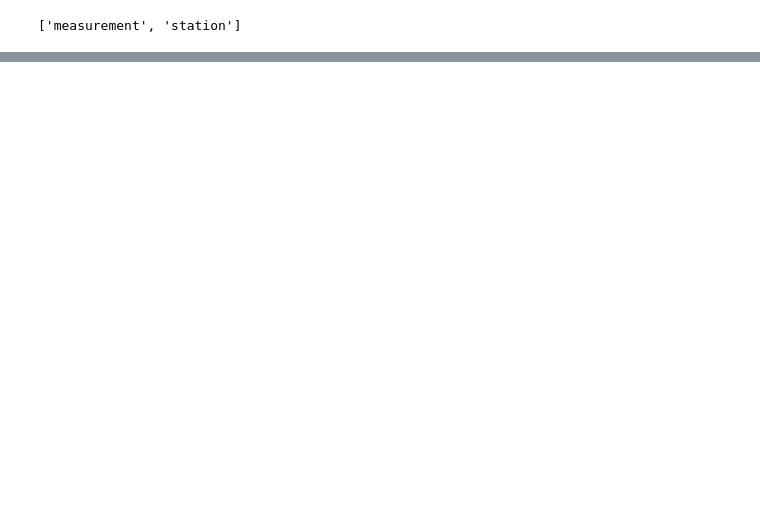
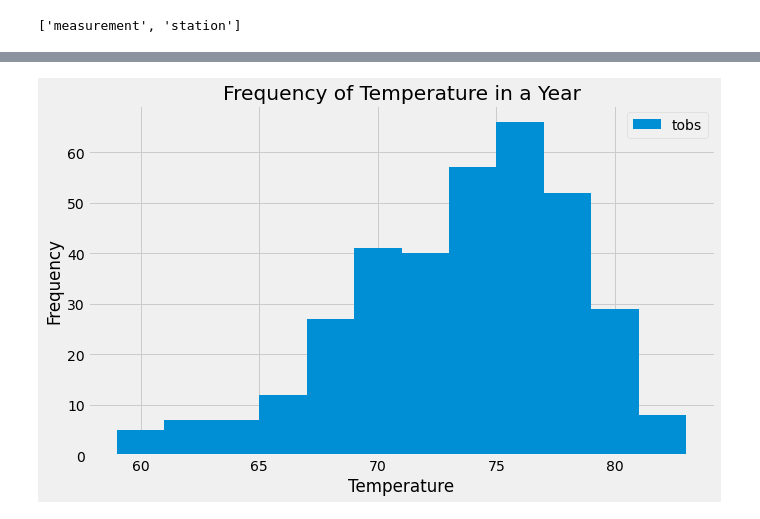
Before and after one commit to EdwinVargas22/UCI-Edwin-Vargas-Homework, a Jupyter notebook: 10-Sqlalchemy-Challenge/Climate Analysis and Exploration.ipynb, the cells around one changed output, grey strips where cells are left out. Saved outputs shown, nothing was run; the diff lists cells and outputs as text; code cells hidden in the pictures; blank space fills up the shorter version.

```diff
--- a/10-Sqlalchemy-Challenge/Climate Analysis and Exploration.ipynb
+++ b/10-Sqlalchemy-Challenge/Climate Analysis and Exploration.ipynb
@@ -34,0 +128,11 @@ session = Session(engine)
+# %%
+# Choose the station with the highest number of temperature observations
+# Query the last 12 months of temperature observation data for this station
+temperature_observation = session.query(Measurement.tobs).\
+    filter(Measurement.station=='USC00519281').\
+    filter(Measurement.date > one_year_ago).\
+    order_by(Measurement.date).all()
+
+# Convert the temperature_observation into a DataFrame
+temperature_observation_df = pd.DataFrame(temperature_observation)
+temperature_observation_df.head()
@@ -34,0 +146,8 @@ session = Session(engine)
+# %%
+# Plot the results in a histogram
+ax = temperature_observation_df.plot.hist(bins=12, figsize=(10,6))
+ax.set_title("Frequency of Temperature in a Year")
+ax.set_xlabel("Temperature")
+plt.show()
+# %% [output]
+[figure, added]
```
Also changed, not shown: parts of 12 cells of this notebook.
